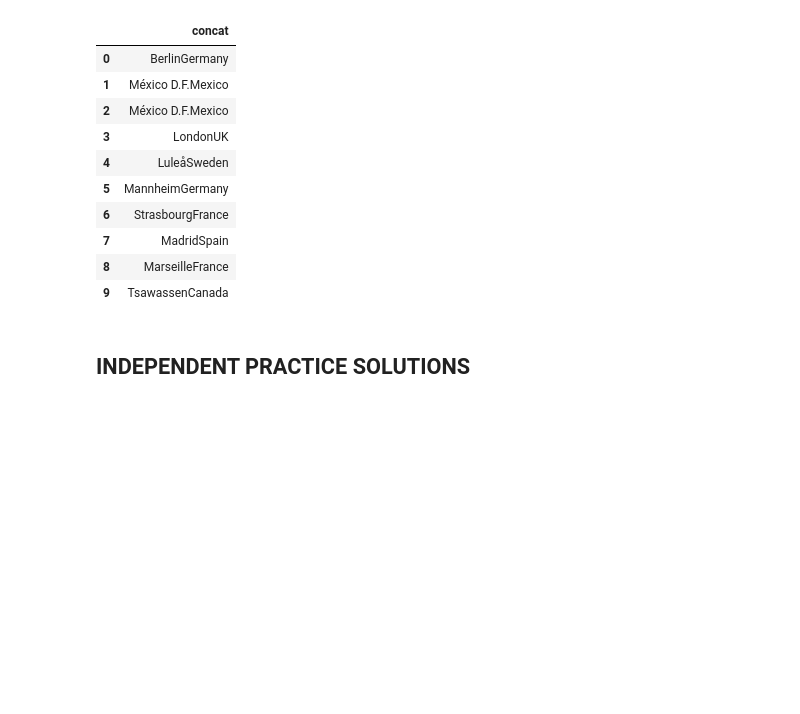
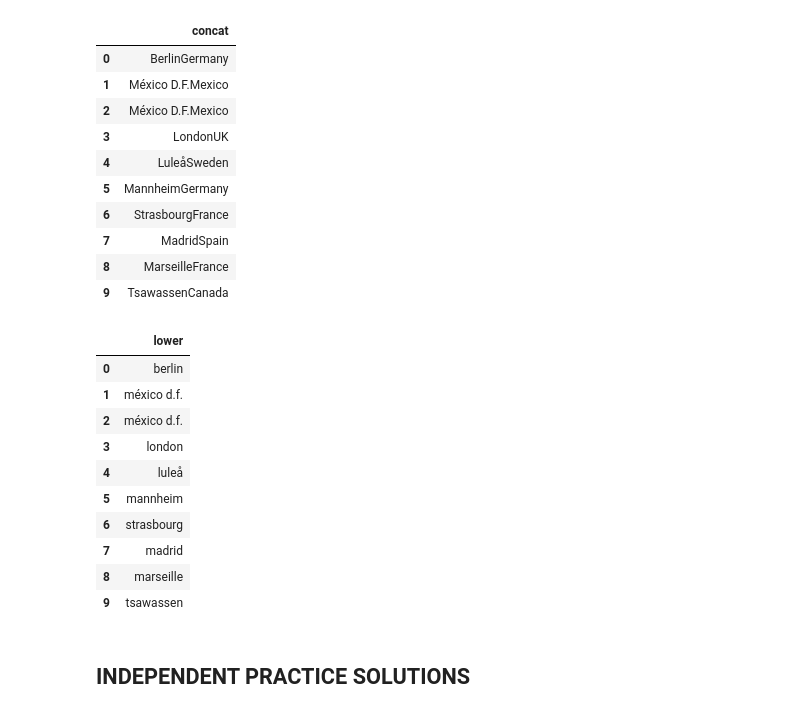
Before and after one commit to ColinJClemence/DataScienceStuff, a Jupyter notebook: curriculum/week-07/4.4-advanced-sql-lesson-lab/code/code/solution-code-psql.ipynb, the cells around one changed output. Saved outputs shown, nothing was run; the diff lists cells and outputs as text; code cells hidden in the pictures; blank space fills up the shorter version.

```diff
--- a/curriculum/week-07/4.4-advanced-sql-lesson-lab/code/code/solution-code-psql.ipynb
+++ b/curriculum/week-07/4.4-advanced-sql-lesson-lab/code/code/solution-code-psql.ipynb
@@ -153,6 +153,26 @@ pd.read_sql(wt_query3, engine)
 | 7 | MadridSpain |
 | 8 | MarseilleFrance |
 | 9 | TsawassenCanada |
+# %%
+#Lower
+wt_query4 = """\
+SELECT LOWER("City") FROM customers
+LIMIT 10;
+"""
+
+pd.read_sql(wt_query4, engine)
+# %% [output]
+|  | lower |
+| 0 | berlin |
+| 1 | méxico d.f. |
+| 2 | méxico d.f. |
+| 3 | london |
+| 4 | luleå |
+| 5 | mannheim |
+| 6 | strasbourg |
+| 7 | madrid |
+| 8 | marseille |
+| 9 | tsawassen |
 # %% [markdown]
 ## INDEPENDENT PRACTICE SOLUTIONS
 # %%
```
Also changed, not shown: 1 other file.
